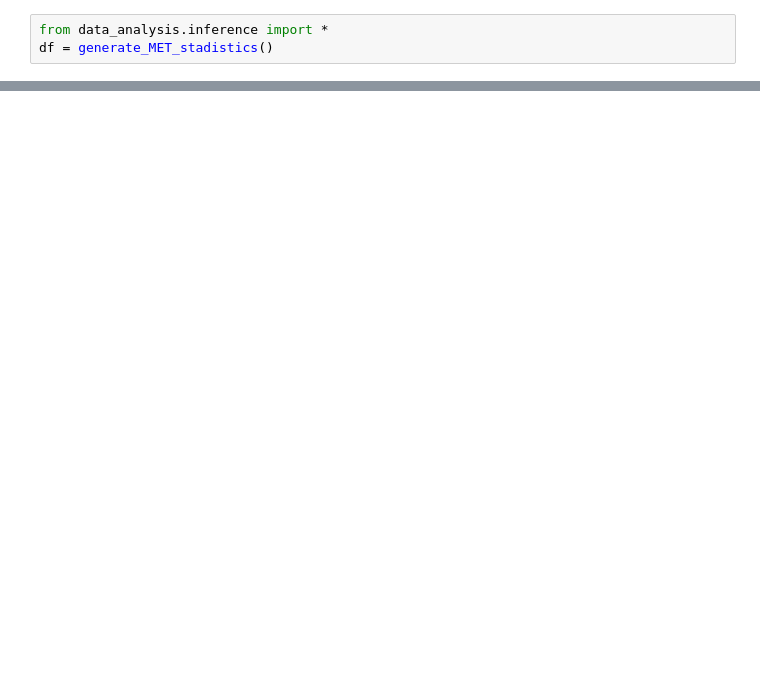
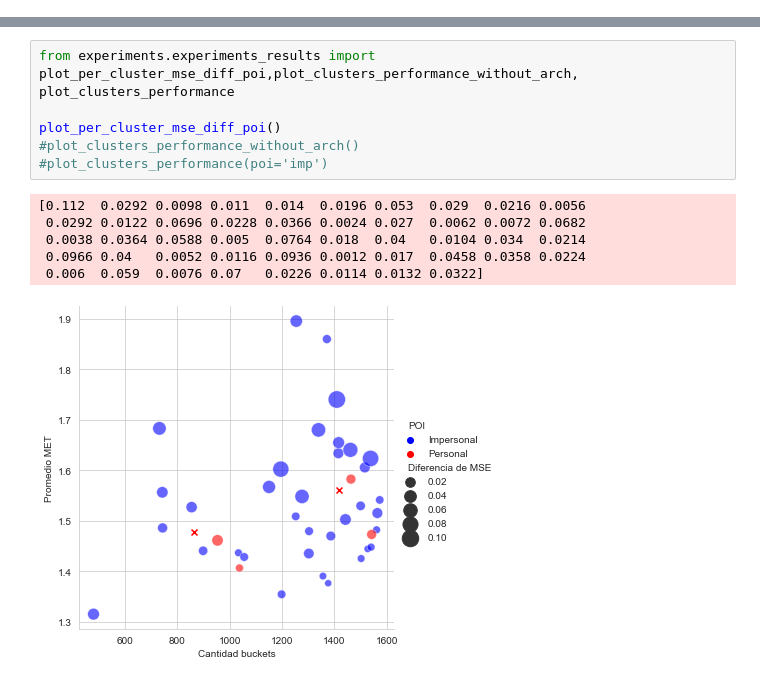
Before and after one commit to sailaperc/sedentarism-prediction, a Jupyter notebook: src/code.ipynb, the cells around one changed output, grey strips where cells are left out. Saved outputs shown, nothing was run; the diff lists cells and outputs as text; blank space fills up the shorter version.

```diff
--- a/src/code.ipynb
+++ b/src/code.ipynb
@@ -36,3 +23,0 @@ filter_exp(nb_lags=8)
-# %%
-from data_analysis.inference import *
-df = generate_MET_stadistics()
@@ -42,0 +114,13 @@ df['corr'].mean()
+# %%
+from experiments.experiments_results import plot_per_cluster_mse_diff_poi,plot_clusters_performance_without_arch, plot_clusters_performance
+
+plot_per_cluster_mse_diff_poi()
+#plot_clusters_performance_without_arch()
+#plot_clusters_performance(poi='imp')
+# %% [output]
+[0.112  0.0292 0.0098 0.011  0.014  0.0196 0.053  0.029  0.0216 0.0056
+ 0.0292 0.0122 0.0696 0.0228 0.0366 0.0024 0.027  0.0062 0.0072 0.0682
+ 0.0038 0.0364 0.0588 0.005  0.0764 0.018  0.04   0.0104 0.034  0.0214
+ 0.0966 0.04   0.0052 0.0116 0.0936 0.0012 0.017  0.0458 0.0358 0.0224
+ 0.006  0.059  0.0076 0.07   0.0226 0.0114 0.0132 0.0322]
+[figure, added]
```
Also changed, not shown: parts of 14 cells of this notebook, 1 other file.
